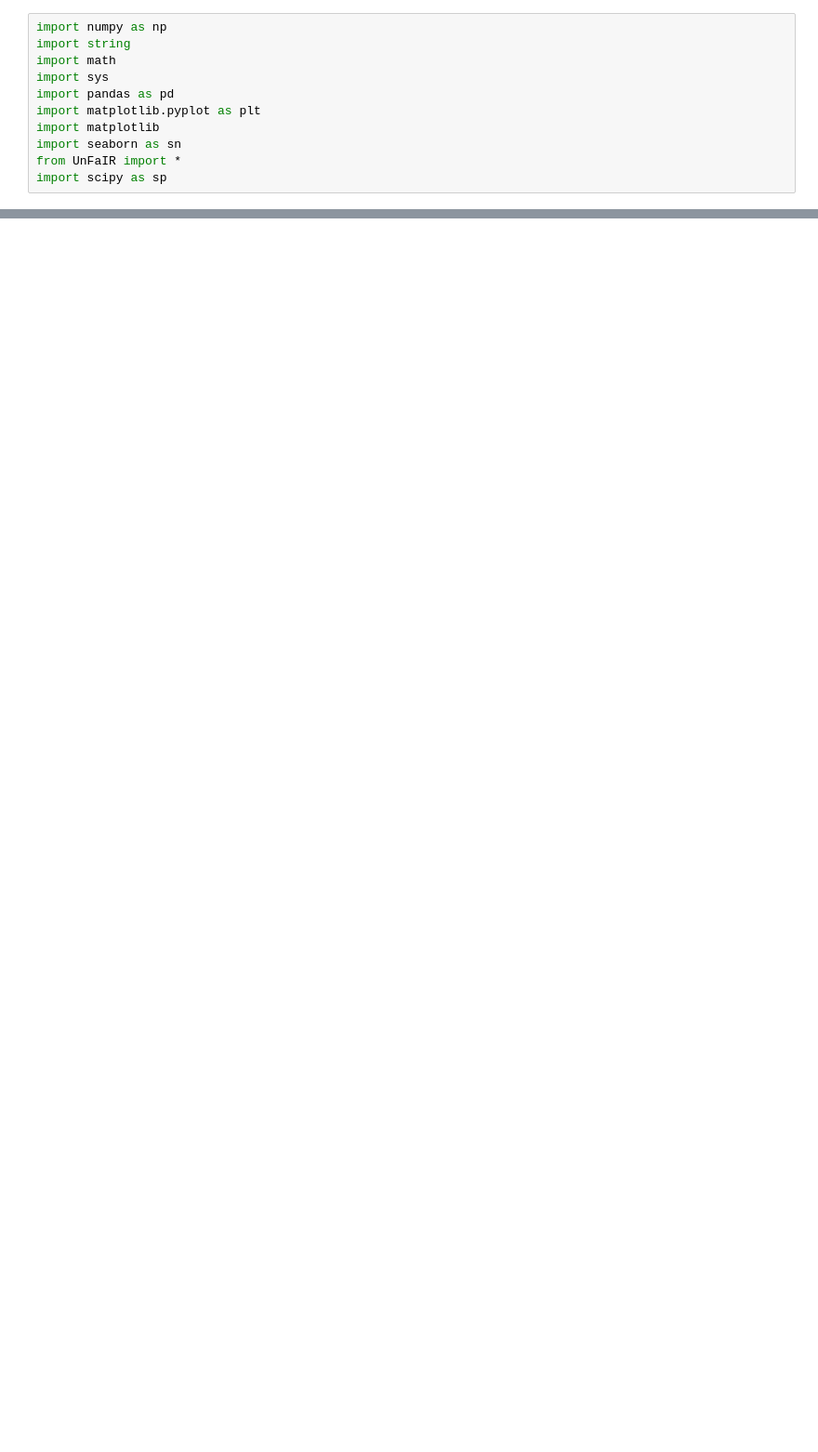
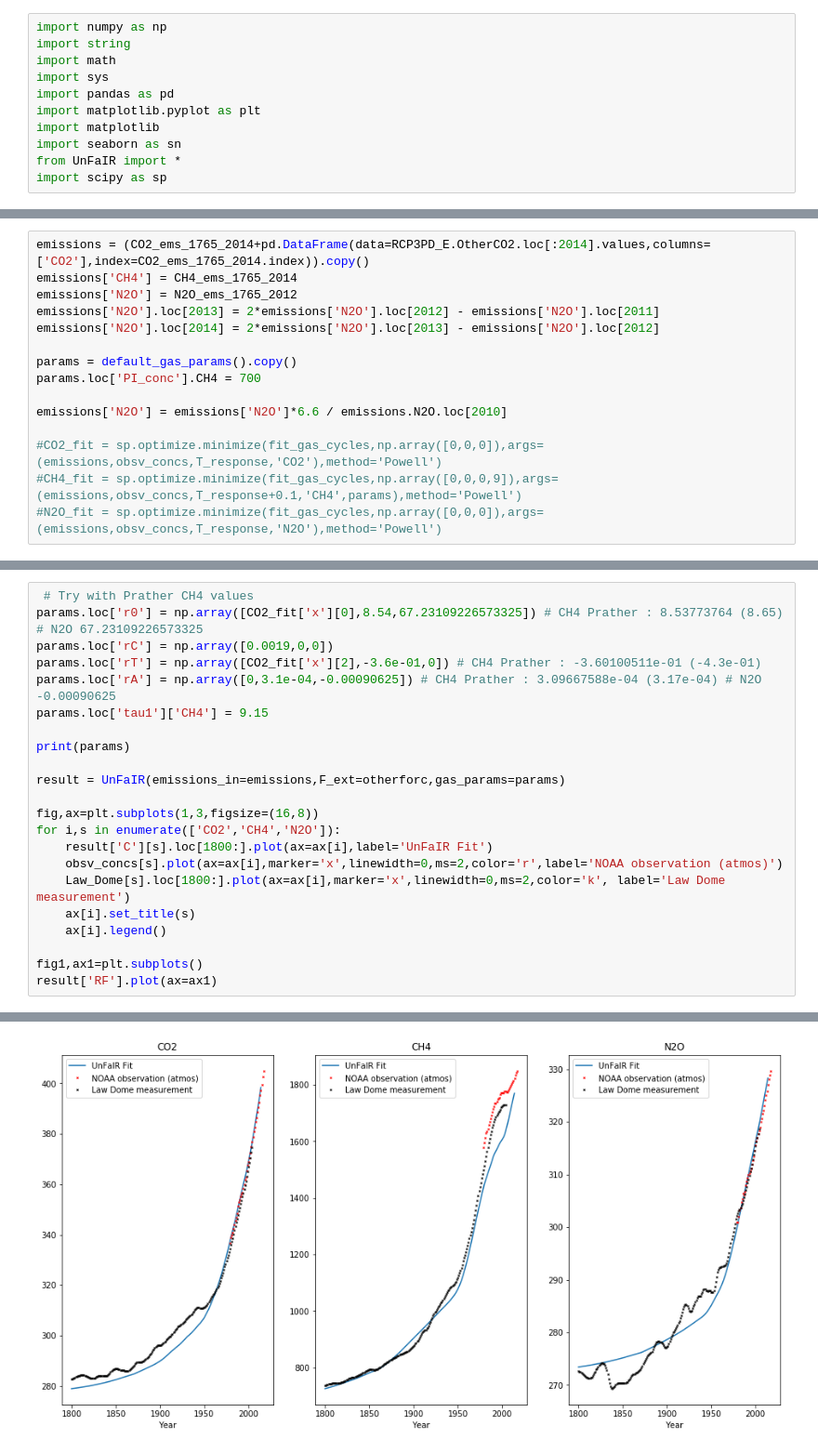
Before and after one commit to stujen/fiveEqSCM, a Jupyter notebook: 5eqSCM/Nick_UnFaIR/UnFaIR fitting gas cycle.ipynb, the cells around one changed output, grey strips where cells are left out. Shown at 93% size. Drawn from its saved outputs; the diff is of its cells as text; blank space fills up the shorter version.

```diff
--- a/5eqSCM/Nick_UnFaIR/UnFaIR fitting gas cycle.ipynb
+++ b/5eqSCM/Nick_UnFaIR/UnFaIR fitting gas cycle.ipynb
@@ -25,0 +64,15 @@ RCP_ems = pd.DataFrame(data = np.array([RCP3PD_E[['OtherCO2','FossilCO2']].sum(a
+# %%
+emissions = (CO2_ems_1765_2014+pd.DataFrame(data=RCP3PD_E.OtherCO2.loc[:2014].values,columns=['CO2'],index=CO2_ems_1765_2014.index)).copy()
+emissions['CH4'] = CH4_ems_1765_2014
+emissions['N2O'] = N2O_ems_1765_2012
+emissions['N2O'].loc[2013] = 2*emissions['N2O'].loc[2012] - emissions['N2O'].loc[2011]
+emissions['N2O'].loc[2014] = 2*emissions['N2O'].loc[2013] - emissions['N2O'].loc[2012]
+
+params = default_gas_params().copy()
+params.loc['PI_conc'].CH4 = 700
+
+emissions['N2O'] = emissions['N2O']*6.6 / emissions.N2O.loc[2010]
+
+#CO2_fit = sp.optimize.minimize(fit_gas_cycles,np.array([0,0,0]),args=(emissions,obsv_concs,T_response,'CO2'),method='Powell')
+#CH4_fit = sp.optimize.minimize(fit_gas_cycles,np.array([0,0,0,9]),args=(emissions,obsv_concs,T_response+0.1,'CH4',params),method='Powell')
+#N2O_fit = sp.optimize.minimize(fit_gas_cycles,np.array([0,0,0]),args=(emissions,obsv_concs,T_response,'N2O'),method='Powell')
@@ -25,0 +84,23 @@ RCP_ems = pd.DataFrame(data = np.array([RCP3PD_E[['OtherCO2','FossilCO2']].sum(a
+# %%
+ # Try with Prather CH4 values
+params.loc['r0'] = np.array([CO2_fit['x'][0],8.54,67.23109226573325]) # CH4 Prather : 8.53773764 (8.65) # N2O 67.23109226573325
+params.loc['rC'] = np.array([0.0019,0,0])
+params.loc['rT'] = np.array([CO2_fit['x'][2],-3.6e-01,0]) # CH4 Prather : -3.60100511e-01 (-4.3e-01)
+params.loc['rA'] = np.array([0,3.1e-04,-0.00090625]) # CH4 Prather : 3.09667588e-04 (3.17e-04) # N2O -0.00090625
+params.loc['tau1']['CH4'] = 9.15
+
+print(params)
+
+result = UnFaIR(emissions_in=emissions,F_ext=otherforc,gas_params=params)
+
+fig,ax=plt.subplots(1,3,figsize=(16,8))
+for i,s in enumerate(['CO2','CH4','N2O']):
+    result['C'][s].loc[1800:].plot(ax=ax[i],label='UnFaIR Fit')
+    obsv_concs[s].plot(ax=ax[i],marker='x',linewidth=0,ms=2,color='r',label='NOAA observation (atmos)')
+    Law_Dome[s].loc[1800:].plot(ax=ax[i],marker='x',linewidth=0,ms=2,color='k', label='Law Dome measurement')
+    ax[i].set_title(s)
+    ax[i].legend()
+
+fig1,ax1=plt.subplots()
+result['RF'].plot(ax=ax1)
+# %% [output]
@@ -25,0 +123 @@ RCP_ems = pd.DataFrame(data = np.array([RCP3PD_E[['OtherCO2','FossilCO2']].sum(a
+[figure, added]
```
Also changed, not shown: parts of 7 cells of this notebook, 26 other files.
